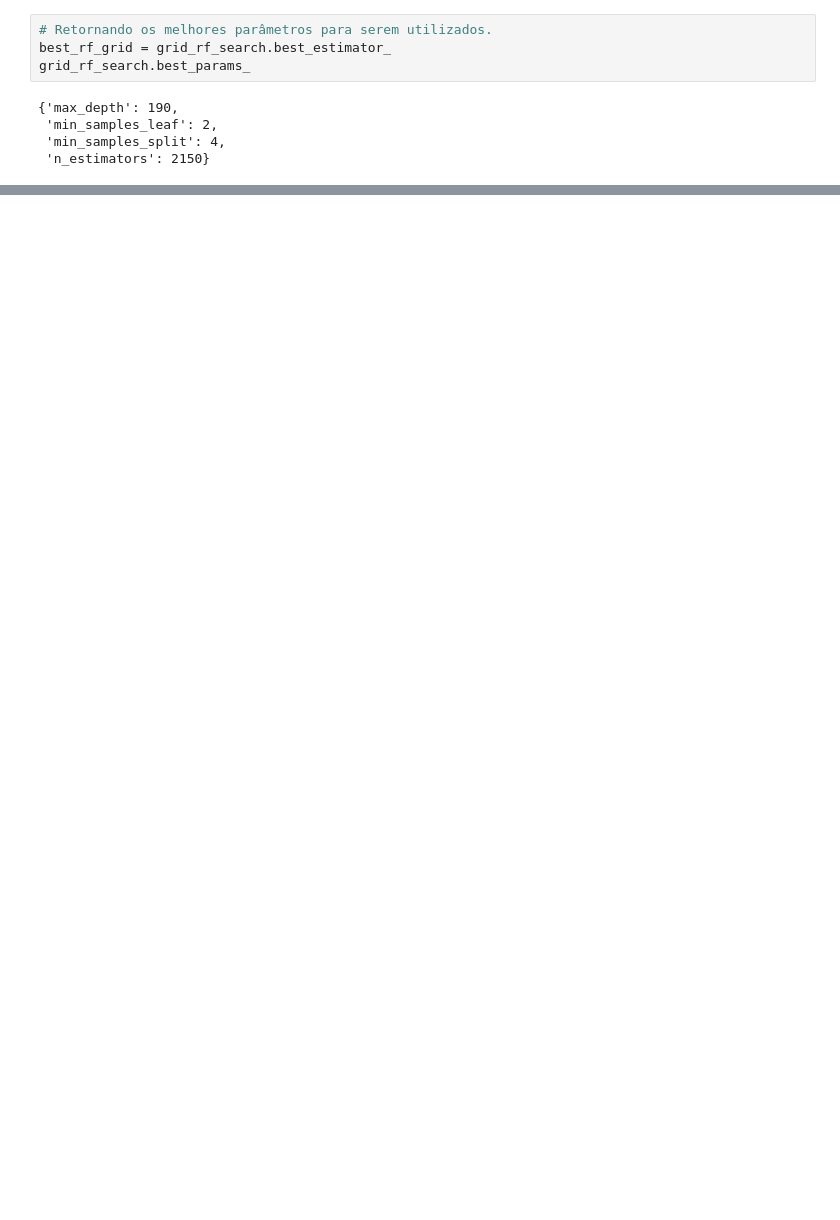
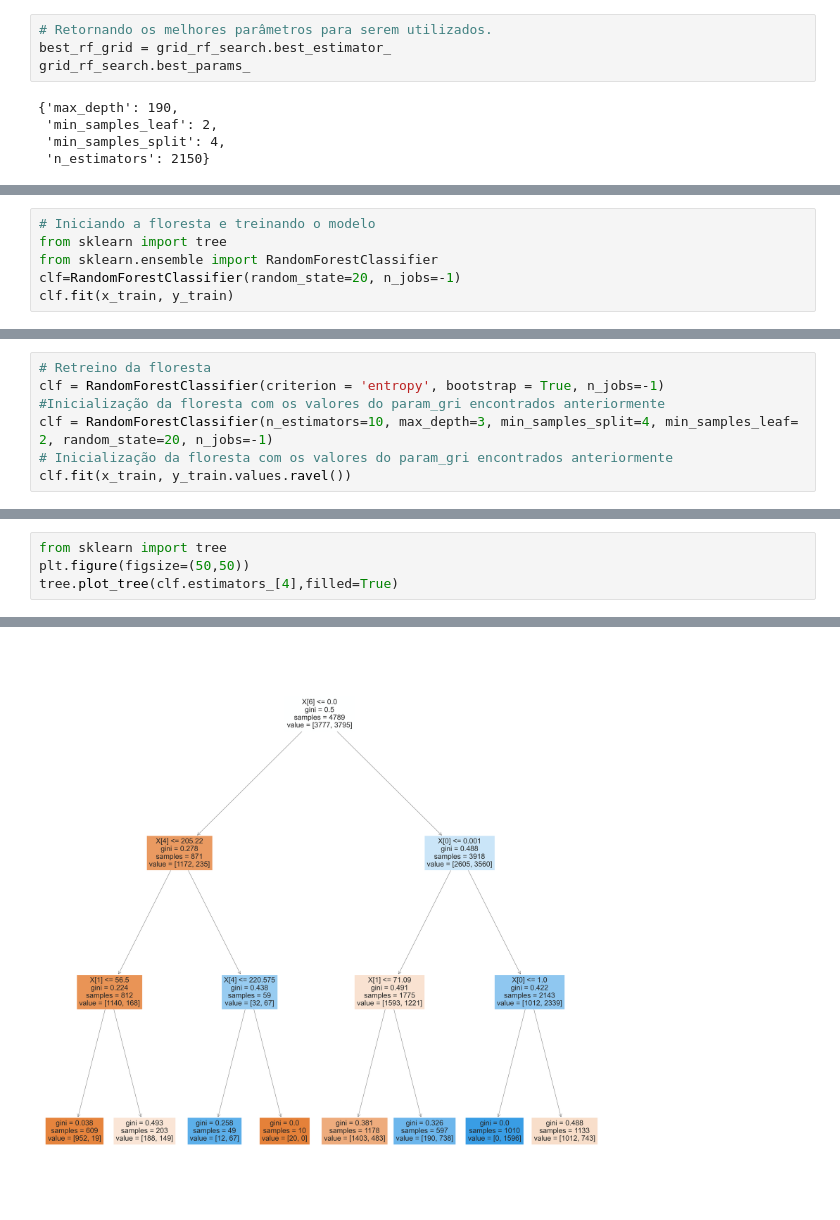
Before and after one commit to gabrielnunesmarques/MachineLearning, a Jupyter notebook: brainstroke.ipynb, the cells around one changed output, grey strips where cells are left out. Cells and saved outputs as stored; diff of their text form; blank space fills up the shorter version.

```diff
--- a/brainstroke.ipynb
+++ b/brainstroke.ipynb
@@ -259,0 +237,6 @@ Classificação: Paciente poderá ter um Derrame
+# %%
+# Iniciando a floresta e treinando o modelo
+from sklearn import tree
+from sklearn.ensemble import RandomForestClassifier
+clf=RandomForestClassifier(random_state=20, n_jobs=-1)
+clf.fit(x_train, y_train)
@@ -259,0 +245,7 @@ Classificação: Paciente poderá ter um Derrame
+# %%
+# Retreino da floresta
+clf = RandomForestClassifier(criterion = 'entropy', bootstrap = True, n_jobs=-1)
+#Inicialização da floresta com os valores do param_gri encontrados anteriormente
+clf = RandomForestClassifier(n_estimators=10, max_depth=3, min_samples_split=4, min_samples_leaf= 2, random_state=20, n_jobs=-1)
+# Inicialização da floresta com os valores do param_gri encontrados anteriormente
+clf.fit(x_train, y_train.values.ravel())
@@ -259,0 +310,5 @@ Classificação: Paciente poderá ter um Derrame
+# %%
+from sklearn import tree
+plt.figure(figsize=(50,50))
+tree.plot_tree(clf.estimators_[4],filled=True)
+# %% [output]
@@ -259,0 +330 @@ Classificação: Paciente poderá ter um Derrame
+[figure, added]
```
Also changed, not shown: parts of 16 cells of this notebook, 2 other files.
